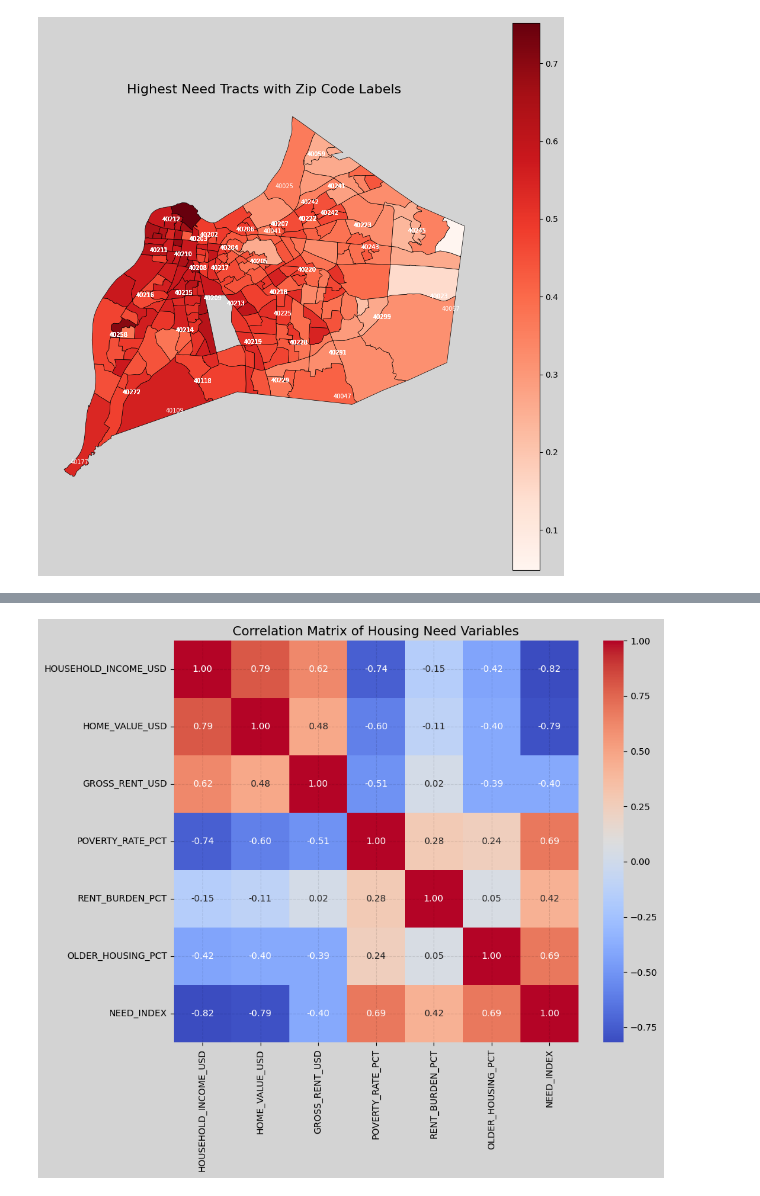
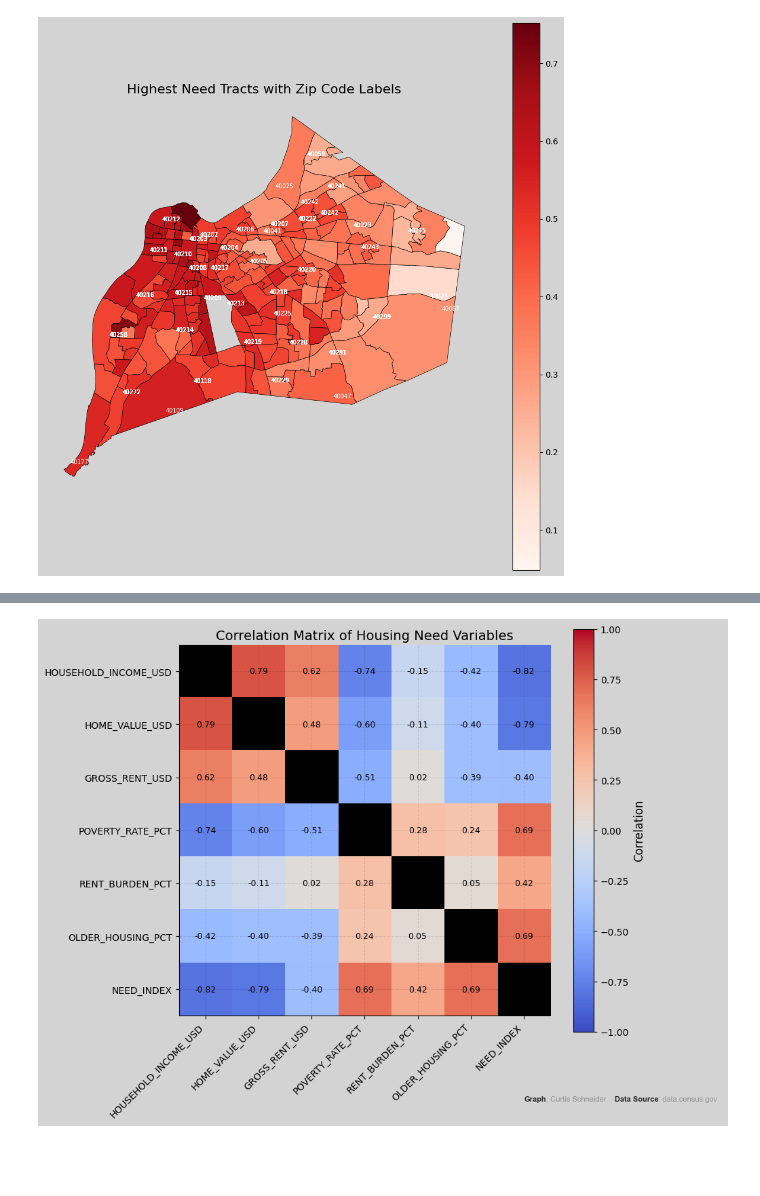
Before and after one commit to Code-You-Contributors/HUD_data_master, a Jupyter notebook: Curtis/visualizations.ipynb, the cells around one changed output, grey strips where cells are left out. Cells and saved outputs as stored; diff of their text form; code cells hidden in the pictures; blank space fills up the shorter version.

Commit message:
big update to visualizations and standardized to project standards

```diff
--- a/Curtis/visualizations.ipynb
+++ b/Curtis/visualizations.ipynb
@@ -387,29 +452,79 @@ plt.show()
 # %%
 corr_cols = [
     'HOUSEHOLD_INCOME_USD',
     'HOME_VALUE_USD',
     'GROSS_RENT_USD',
     'POVERTY_RATE_PCT',
     'RENT_BURDEN_PCT',
     'OLDER_HOUSING_PCT',
     'NEED_INDEX'
 ]
 
 corr_matrix = map_df[corr_cols].corr()
 
-plt.figure(figsize=(10,8))
+fig, ax = plt.subplots(figsize=(10, 8))
 
-sns.heatmap(
-    corr_matrix,
-    annot=True,
-    cmap='coolwarm',
-    fmt='.2f'
+im = ax.imshow(corr_matrix, cmap="coolwarm", vmin=-1, vmax=1)
+
+# Colorbar
+cbar = plt.colorbar(im, ax=ax)
+cbar.set_label("Correlation")
+
+# Axis labels
+ax.set_xticks(range(len(corr_matrix.columns)))
+ax.set_xticklabels(
+    corr_matrix.columns,
+    rotation=45,
+    ha="right"
 )
+
+ax.set_yticks(range(len(corr_matrix.columns)))
+ax.set_yticklabels(corr_matrix.columns)
+
+# Add correlation values to each cell
+for i in range(len(corr_matrix)):
+    for j in range(len(corr_matrix.columns)):
+        ax.text(
+            j,
+            i,
+            f"{corr_matrix.iloc[i, j]:.2f}",
+            ha="center",
+            va="center",
+            color="black",
+            fontsize=9
+        )
+
+display_matrix = corr_matrix.copy()
+
+for i in range(len(display_matrix)):
+    display_matrix.iloc[i, i] = np.nan
+
+cmap = plt.cm.coolwarm.copy()
+cmap.set_bad(color='black')
+
+plt.imshow(display_matrix, cmap=cmap, vmin=-1, vmax=1)
 
 plt.title('Correlation Matrix of Housing Need Variables')
 
+# Caption
+s = "<Graph>: Curtis Schneider    <Data Source>: data.census.gov"
+ax_text(
+    x=6,
+    y=8,
+    s=s,
+    fontfamily='Arial',
+    size=8,
+    color='grey',
+    ha="left",
+    alpha=0.8,
+    highlight_textprops=[
+        {"weight": "bold", "color": "black"},
+        {"weight": "bold", "color": "black"}
+    ]
+)
+
+plt.tight_layout()
 plt.savefig(FIGURES_DIR / "need_correlation_matrix.png", dpi=300, bbox_inches="tight")
-
 plt.show()
 # %% [output]
-[figure, old version]
+[figure, new version]
```
Also changed, not shown: parts of 15 cells of this notebook, 11 other files.
